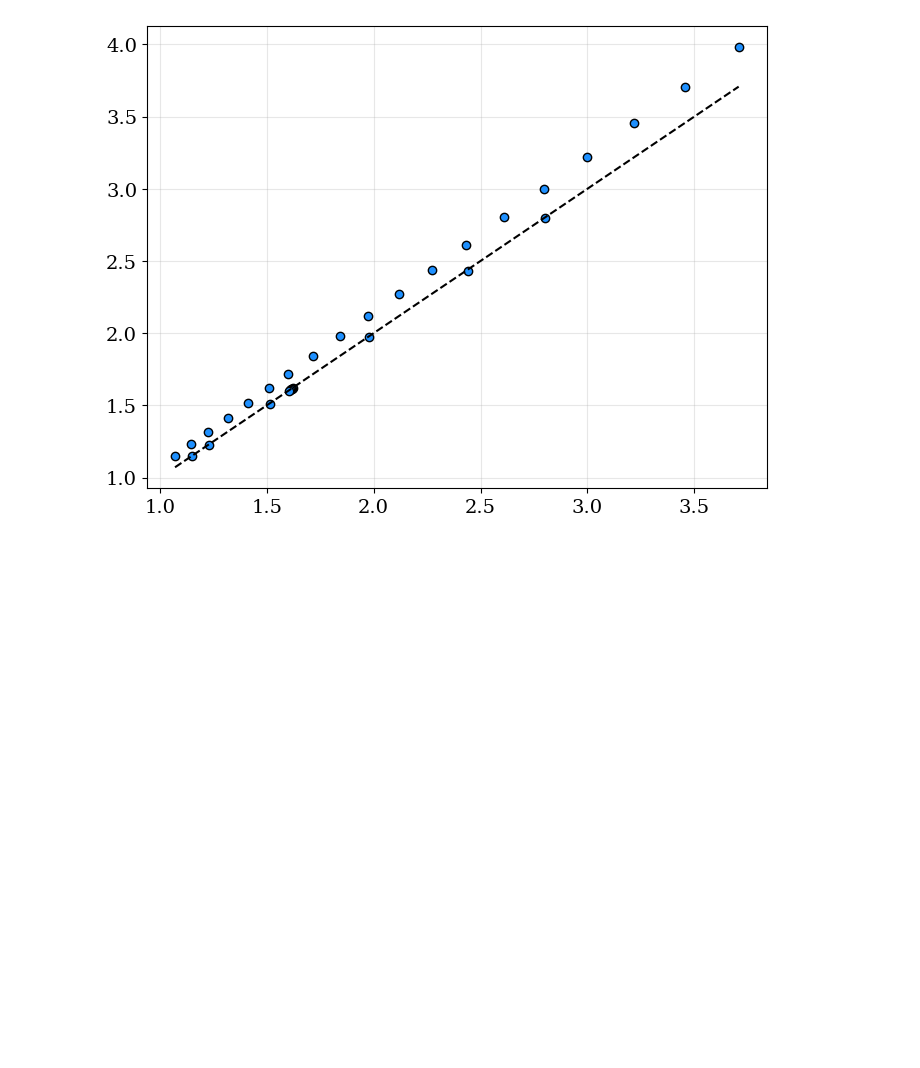
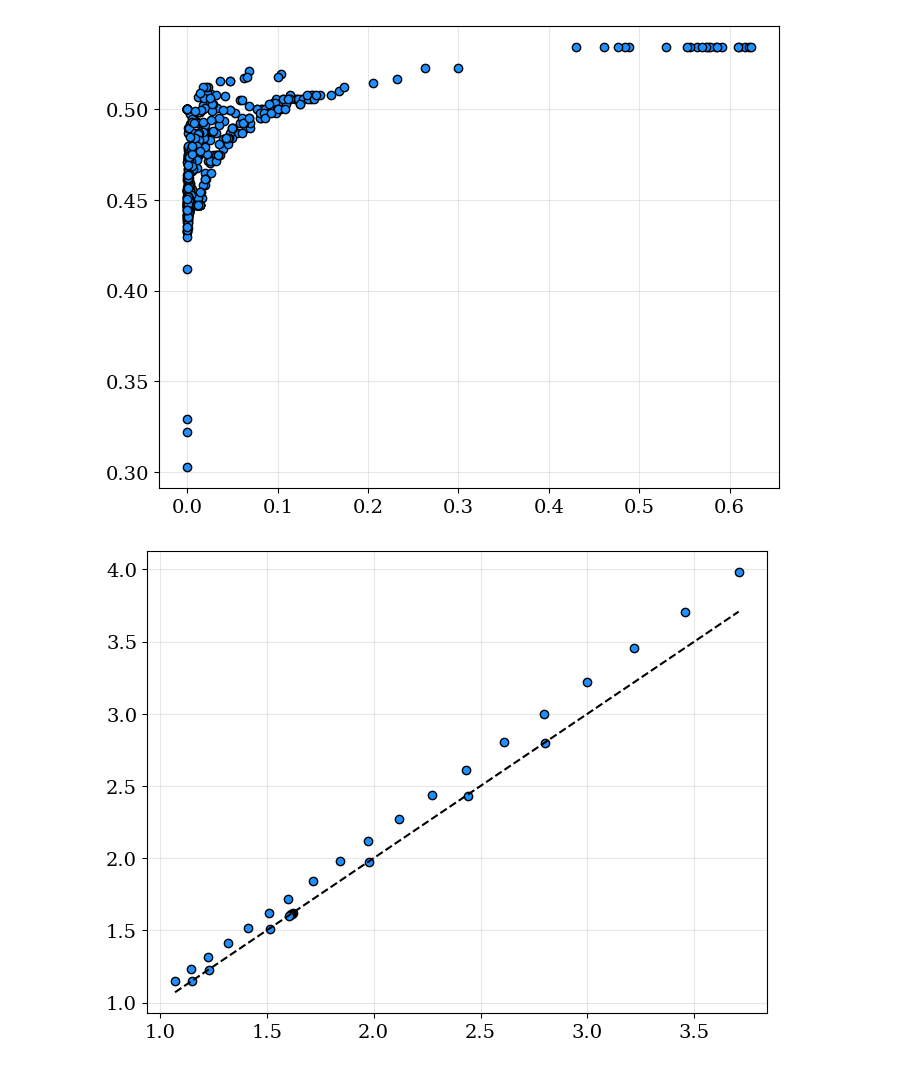
Before and after one commit to charlesaugdupont/poverty-trap, a Jupyter notebook: Network.ipynb, the cells around one changed output. Drawn from its saved outputs; the diff is of its cells as text; code cells hidden in the pictures; blank space fills up the shorter version.

```diff
--- a/Network.ipynb
+++ b/Network.ipynb
@@ -65,3 +91,8 @@ plt.show()
+# %%
+plt.scatter(W[-1], C, color="dodgerblue", edgecolor='k')
+plt.show()
+# %% [output]
+[figure, added]
 # %%
 i = 12
 
```
Also changed, not shown: parts of 6 cells of this notebook, 1 other file.
